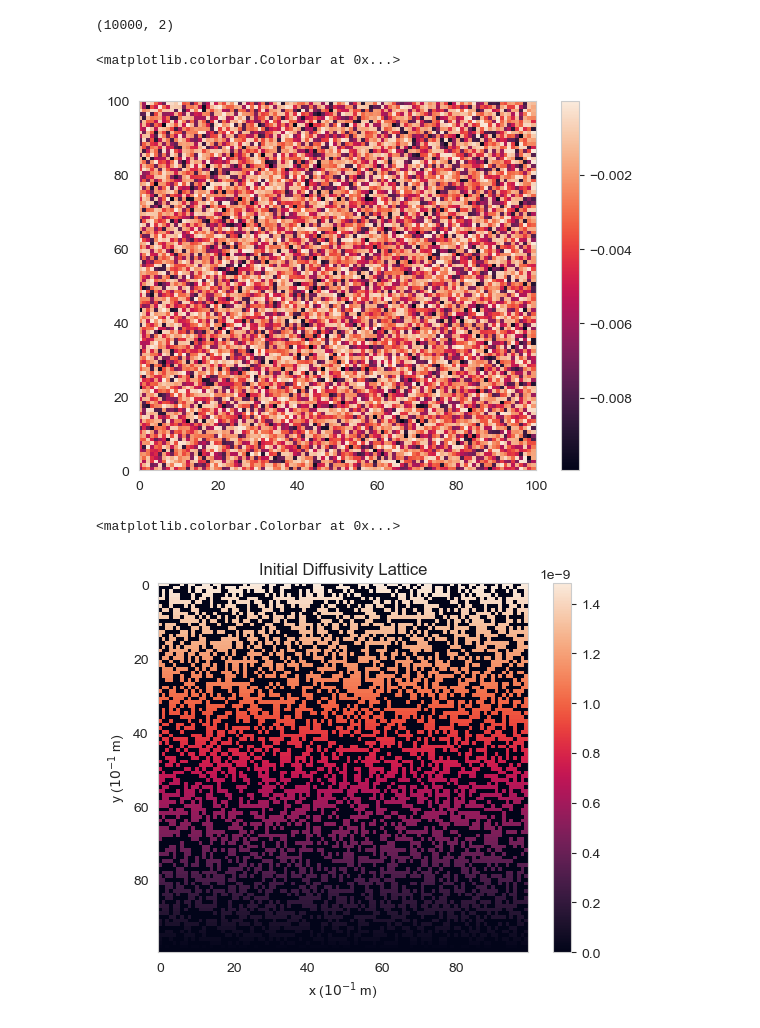
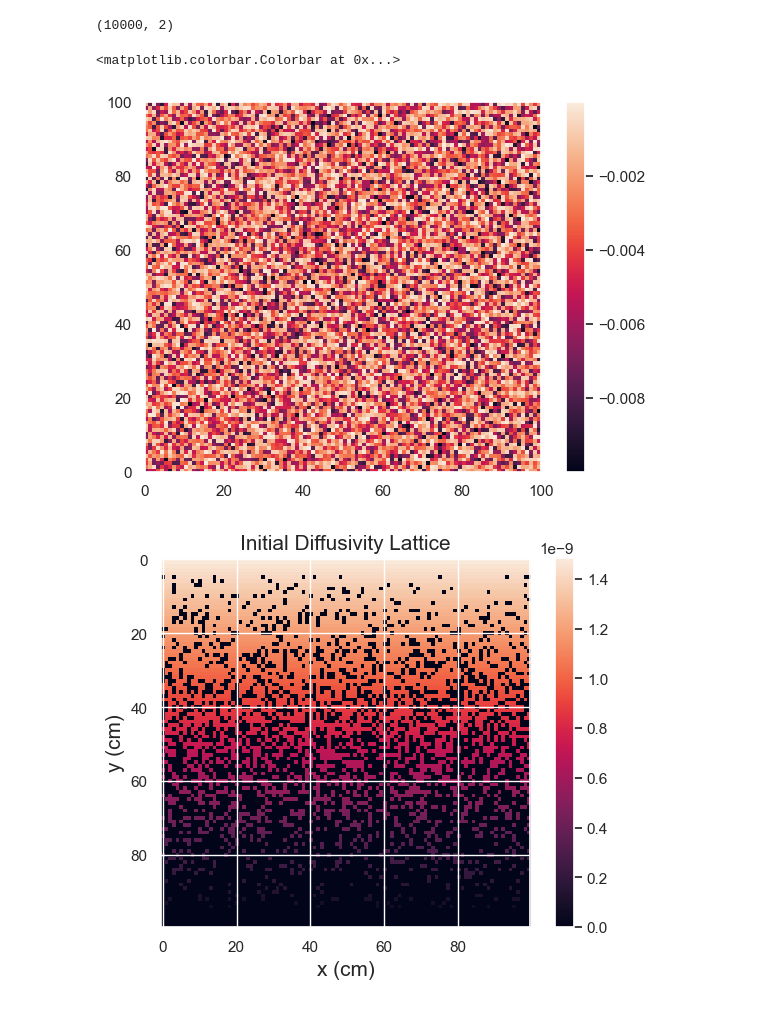
Before and after one commit to amitaanand9/glacier-percolation, a Jupyter notebook: test.ipynb, the cells around one changed output. Cells and saved outputs as stored; diff of their text form; code cells hidden in the pictures.

Commit message:
figures

```diff
--- a/test.ipynb
+++ b/test.ipynb
@@ -3,7 +3,9 @@ import numpy as np
 import matplotlib.pyplot as plt
 import random
 import seaborn as sns
-sns.set_style("whitegrid", {'axes.grid' : False})
+import pandas as pd
+sns.set()
+#sns.set_style("whitegrid", {'axes.grid' : False})
 # %%
 # Initialize Lattice
 L = 1
@@ -103,32 +113,32 @@ plt.colorbar()
 # %% [output]
 (10000, 2)
 <matplotlib.colorbar.Colorbar at 0x...>
-[figure, old version]
+[figure, new version]
 # %%
 
 # Constants
 kappa_d = 1.5 * 10 ** -7 # m^2 s^-1 water thermal diffusivity
 
 # Calculate D0 at Each Pixel
 D_0_vec = x * kappa_d * dx
 D_0_vec = np.flip(D_0_vec)
 
 D_0 = np.repeat(D_0_vec[np.newaxis,...], N, axis=0)
 D_0 = D_0.transpose()
 D_0[lattice > 0] = 0
 
 
 
 plt.imshow(D_0, interpolation='none')
-plt.title("Initial Diffusivity Lattice")
+plt.title("Initial Diffusivity Lattice", fontsize=15)
 #plt.xticks([0, 100, 150, 200])
-plt.xlabel("x ($10^{-1} $ m)")
+plt.xlabel("x (cm)",  fontsize=15)
 #plt.yticks([0,  10, 20, 30], [0, -10, -20, -30])
-plt.ylabel("y ($10^{-1} $ m)")
+plt.ylabel("y (cm)",  fontsize=15)
 plt.colorbar()
+plt.savefig('diffusivity.png')
 # %% [output]
-<matplotlib.colorbar.Colorbar at 0x...>
-[figure, old version]
+[figure, new version]
 # %%
 # Random Walk
 
```
Also changed, not shown: parts of 5 cells of this notebook, 7 other files.
